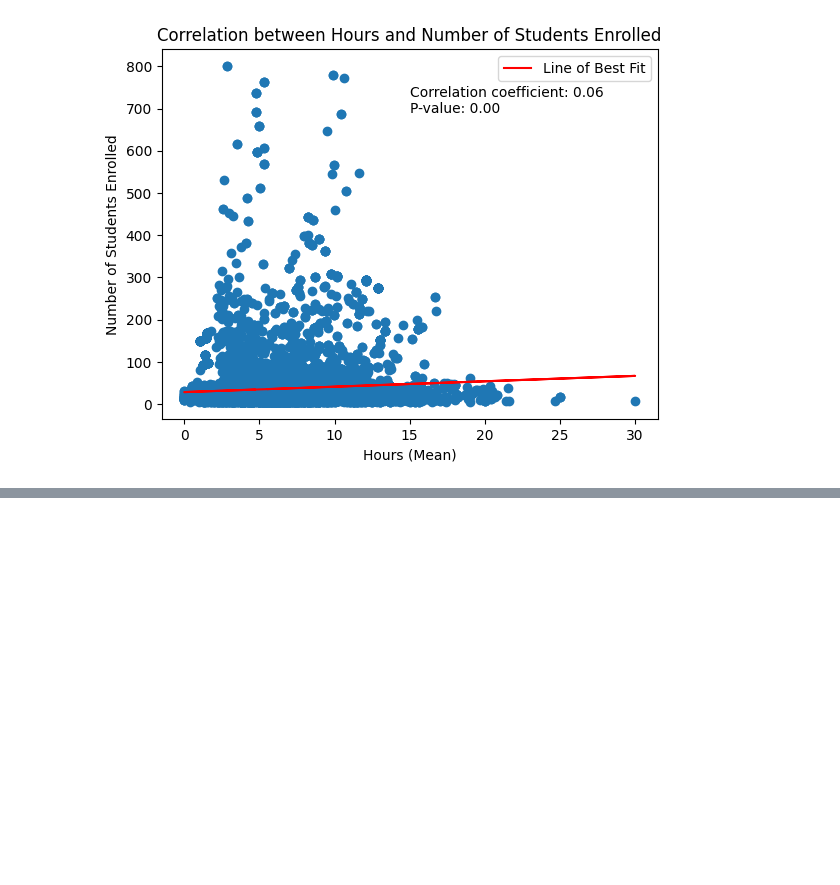
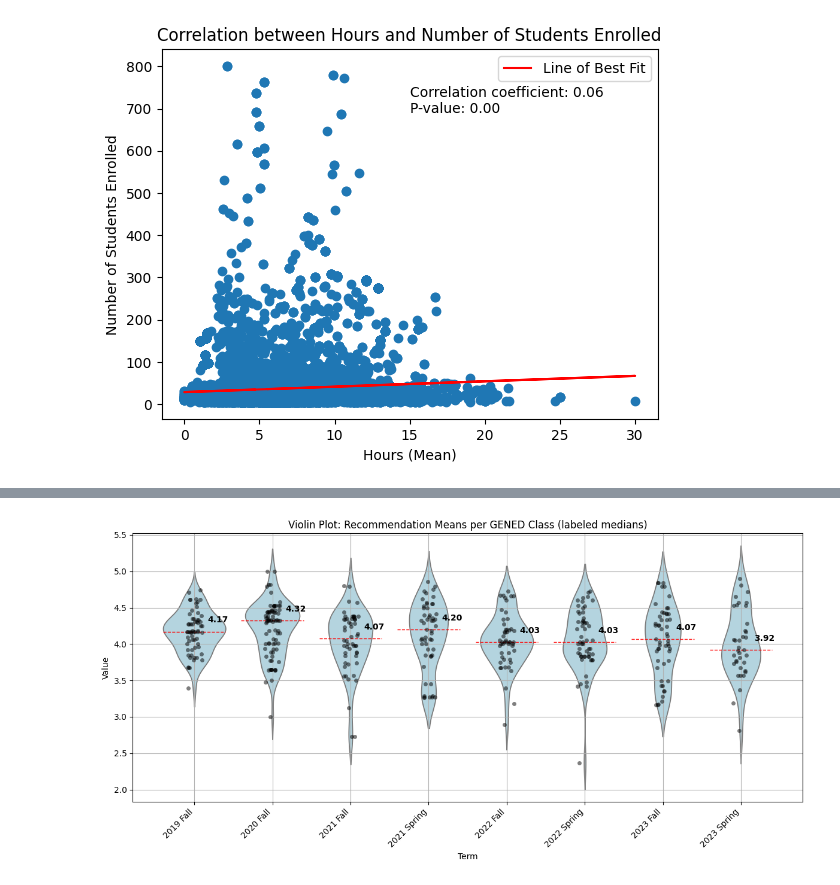
Before and after one commit to Dynosol/qguide_scrape, a Jupyter notebook: qguide_scrape.ipynb, the cells around one changed output, grey strips where cells are left out. Drawn from its saved outputs; the diff is of its cells as text; code cells hidden in the pictures; blank space fills up the shorter version.

```diff
--- a/qguide_scrape.ipynb
+++ b/qguide_scrape.ipynb
@@ -474,0 +1220,97 @@ NameError: name 'instructor_mean' is not defined
+# %%
+import json
+import pandas as pd
+import seaborn as sns
+import matplotlib.pyplot as plt
+from scipy import stats
+from sklearn.linear_model import LinearRegression
+
+def extract_recommendation_mean_data(json_data):
+    recommendation_mean_data = []
+
+    for course in json_data:
+        term = course.get("Term", "")
+        recommendation_stats = course.get("Feedback", {}).get("Recommendation_stats", [])
+
+        # Extract the Mean value from the recommendation stats
+        mean_value = next((item['Value'] for item in recommendation_stats if item['Statistics'] == "Mean"), None)
+        if mean_value:
+            recommendation_mean_data.append({'Term': term, 'Value': float(mean_value)})
+
+    return recommendation_mean_data
+
+def plot_violin_plot(data, title):
+    df = pd.DataFrame(data)
+    df['Term'] = pd.Categorical(df['Term'], categories=sorted(df['Term'].unique()), ordered=True)
+    df = df.sort_values('Term')
+
+    plt.figure(figsize=(12, 6))
+    ax = sns.violinplot(x='Term', y='Value', data=df, inner=None, color='lightblue')
+    sns.stripplot(x='Term', y='Value', data=df, color='black', alpha=0.5, jitter=True)
+
+    # Calculate and plot median lines
+    medians = df.groupby('Term')['Value'].median().sort_index()
+
+    # Get the minimum y-value of the plot
+    y_min = ax.get_ylim()[0]
+
+    # Add a red line and position labels at the bottom of each violin plot
+    for i, term in enumerate(sorted(df['Term'].unique())):
+        median_value = medians[term]
+        x_pos = i
+
+        if median_value >= y_min:
+            plt.plot([x_pos - 0.4, x_pos + 0.4], [median_value, median_value], color='red', linestyle='--', linewidth=1)
+            # Add label for median value with vertical and horizontal offset
+            y_offset = 0.1 # Offset by 3% of the y-axis range
+            x_offset = 0.3  # Alternate x-offsets for clarity
+            plt.text(x_pos + x_offset, median_value + y_offset, f'{median_value:.2f}', color='black', fontsize=10, fontweight='bold', ha='center', va='bottom')
+
+    plt.title(f'Violin Plot: {title}')
+    plt.xticks(rotation=45, ha='right')
+    plt.grid(True)
+    plt.tight_layout()
+    plt.show()
+
+def analyze_trend(df):
+    # Prepare the data for linear regression
+    df = df.sort_values('Term')
+    terms = df['Term'].astype('category').cat.codes.values.reshape(-1, 1)  # Convert terms to numeric codes
+    values = df['Value'].values
+
+    # Perform linear regression
+    model = LinearRegression()
+    model.fit(terms, values)
+
+    trend = model.coef_[0]
+    intercept = model.intercept_
+    r_value = model.score(terms, values)
+
+    # Calculate p-value for the trend
+    _, p_value = stats.pearsonr(terms.flatten(), values)
+
+    return trend, r_value, p_value
+
+# Load the JSON file
+with open('2020-2024_geneds_only_course_data.json', 'r') as file:
+    json_data = json.load(file)
+
+# Extract data
+recommendation_mean_data = extract_recommendation_mean_data(json_data)
+
+# Compute statistics
+df = pd.DataFrame(recommendation_mean_data)
+trend, r_value, p_value = analyze_trend(df)
+
+# Print statistics and trend analysis
+print("Statistics Summary:")
+print(df.describe())
+print("\nTrend Analysis:")
+print(f"Trend (Slope of Regression Line): {trend:.2f}")
+print(f"R-squared: {r_value:.2f}")
+print(f"P-value: {p_value:.4f}")
+print(f"Statistically Significant Trend: {'Yes' if p_value < 0.05 else 'No'}")
+
+# Plot the graphics
+plot_violin_plot(recommendation_mean_data, 'Recommendation Means per GENED Class (labeled medians)')
+# %% [output]
@@ -474,0 +1333 @@ NameError: name 'instructor_mean' is not defined
+[figure, added]
```
Also changed, not shown: parts of 10 cells of this notebook, 2 other files.
